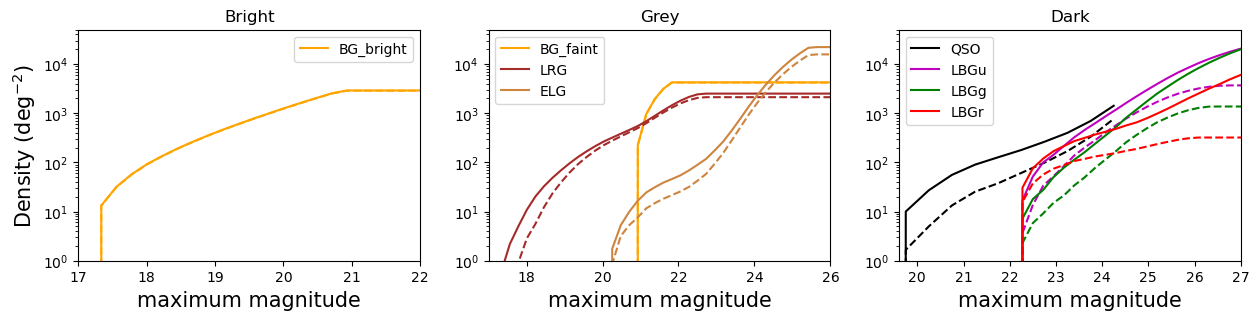
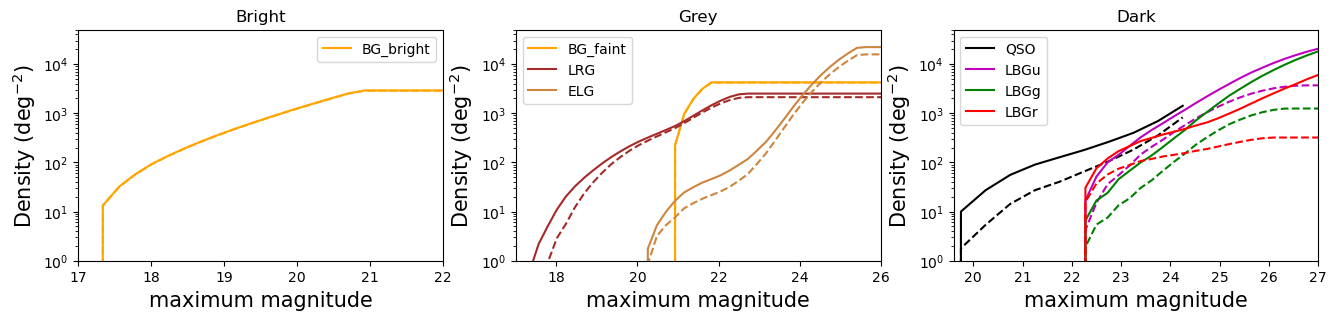
The notebook cell's code change between the first figure and the second:
--- before
+++ after
@@ -1,4 +1,4 @@
 import matplotlib.pyplot as plt
-plt.figure(figsize=(15, 3))
+plt.figure(figsize=(16, 3))
 for i, config in enumerate([config_bright_update, config_grey_update, config_dark_update]):
     plt.subplot(131+i)
@@ -8,4 +8,5 @@
         plt.plot( config[tracer + '_' + 'mag_centers'], config[tracer + '_' + 'spec_density'], f'--', color = config['color'][j])
 
+    plt.ylabel(r'Density (deg$^{-2}$)', fontsize=15)
     if i==0: 
         plt.ylabel(r'Density (deg$^{-2}$)', fontsize=15)

Commit: new lbg run